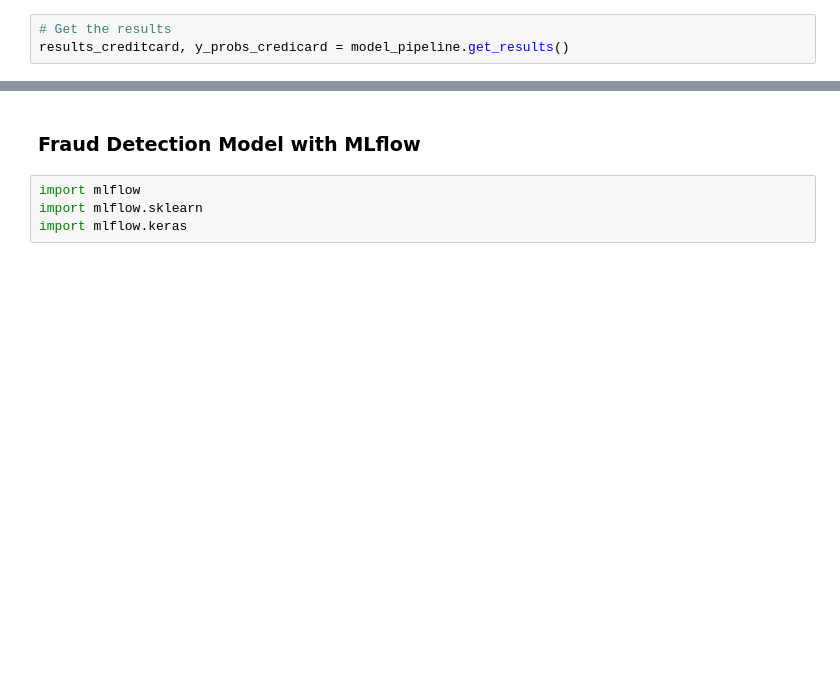
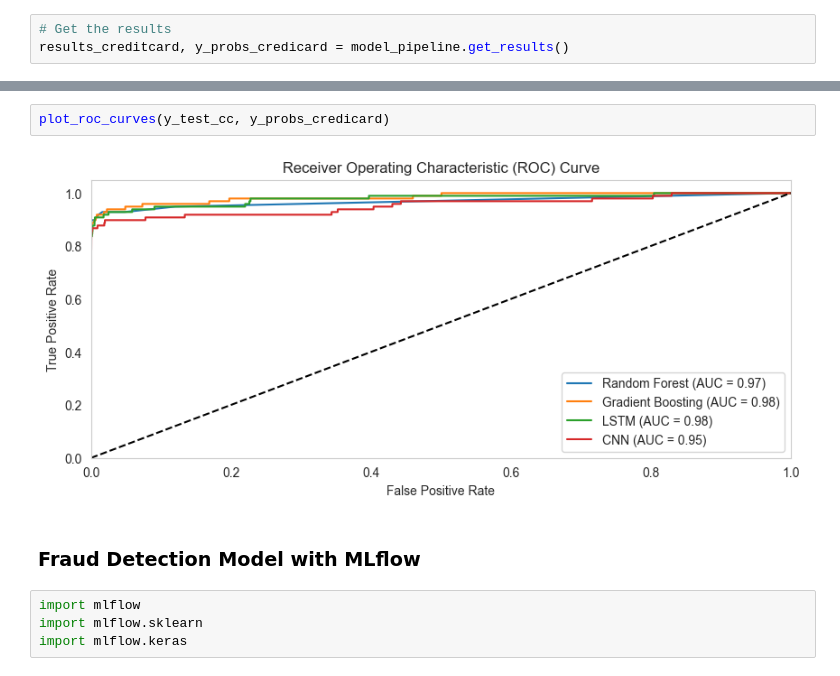
Before and after one commit to Amen-Zelealem/Fraud-Shield-AI, a Jupyter notebook: notebooks/fraud_detection_pipeline.ipynb, the cells around one changed output, grey strips where cells are left out. Cells and saved outputs as stored; diff of their text form; blank space fills up the shorter version.

```diff
--- a/notebooks/fraud_detection_pipeline.ipynb
+++ b/notebooks/fraud_detection_pipeline.ipynb
@@ -504,3 +466,7 @@ result = pd.DataFrame(results_creditcard).T
+# %%
+plot_roc_curves(y_test_cc, y_probs_credicard)
+# %% [output]
+[figure, added]
 # %% [markdown]
 ### **Fraud Detection Model with MLflow**
 # %%
```
Also changed, not shown: parts of 15 cells of this notebook, 18 other files.
